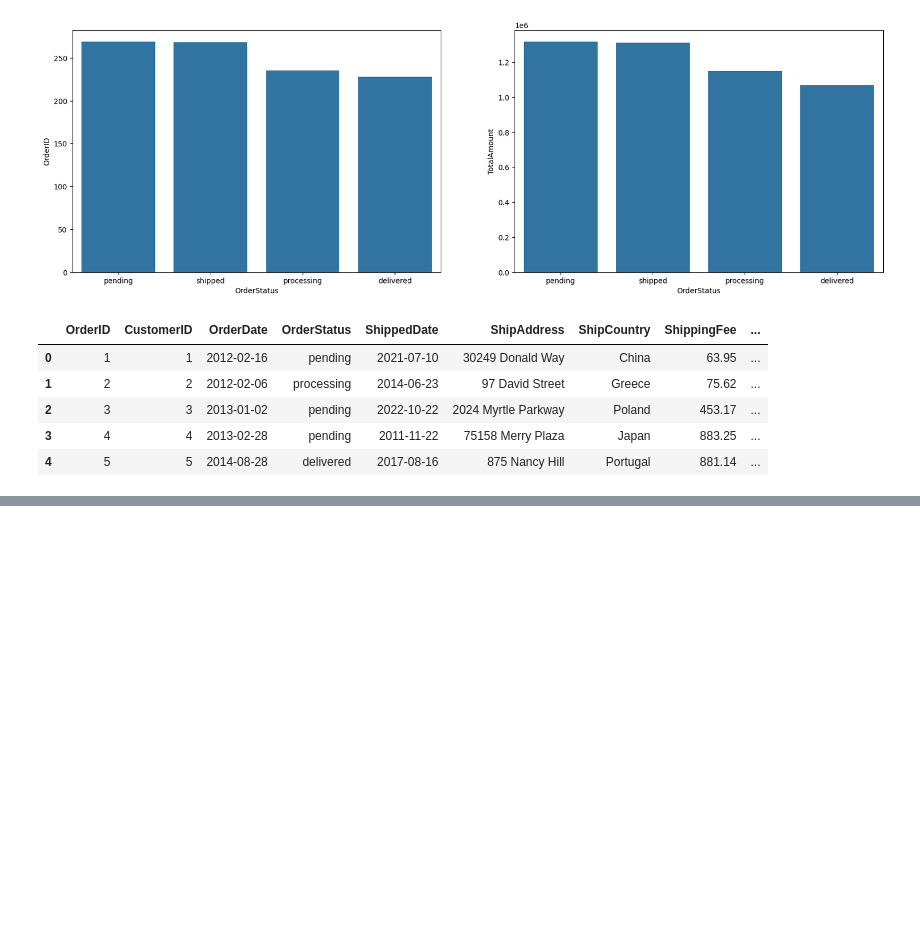
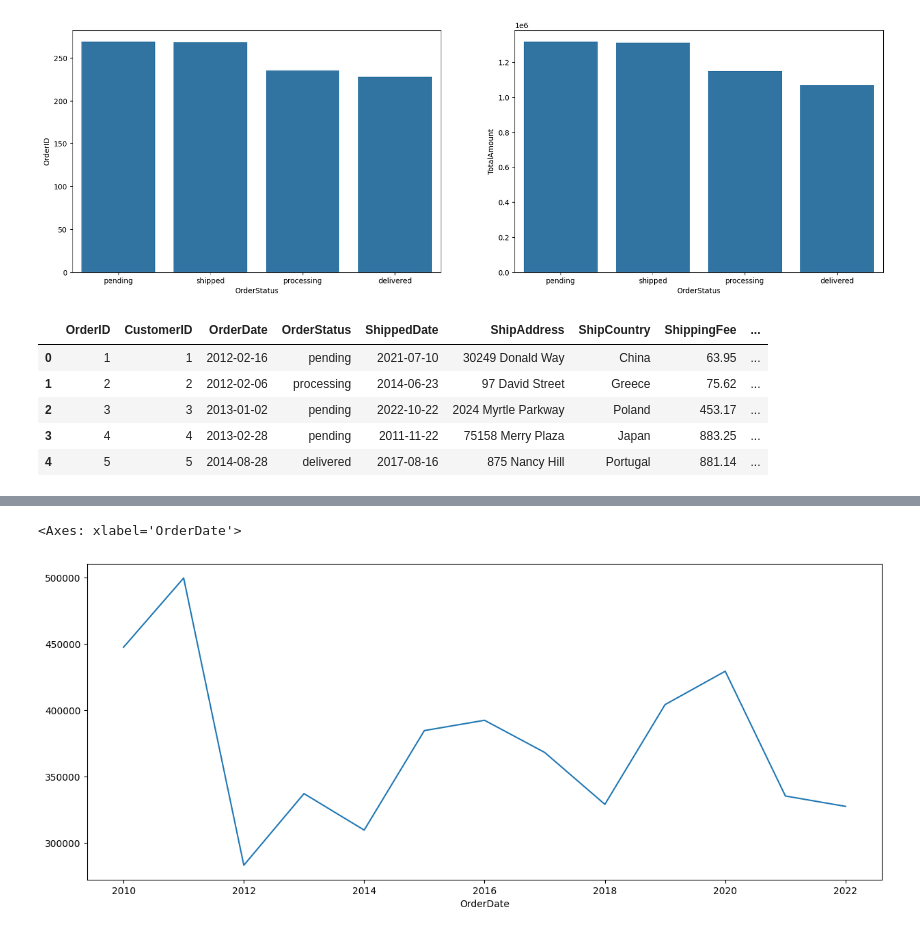
Before and after one commit to Thalesh7991/NexStore, a Jupyter notebook: trend_sales/Ciclo0.ipynb, the cells around one changed output, grey strips where cells are left out. Saved outputs shown, nothing was run; the diff lists cells and outputs as text; code cells hidden in the pictures; blank space fills up the shorter version.

```diff
--- a/trend_sales/Ciclo0.ipynb
+++ b/trend_sales/Ciclo0.ipynb
@@ -157,0 +183,5 @@ df3.head()
+# %%
+ts_sales.TotalAmount.groupby(ts_sales.index.year).sum().plot(figsize=(15, 6))
+# %% [output]
+<Axes: xlabel='OrderDate'>
+[figure, added]
```
Also changed, not shown: parts of 15 cells of this notebook.
